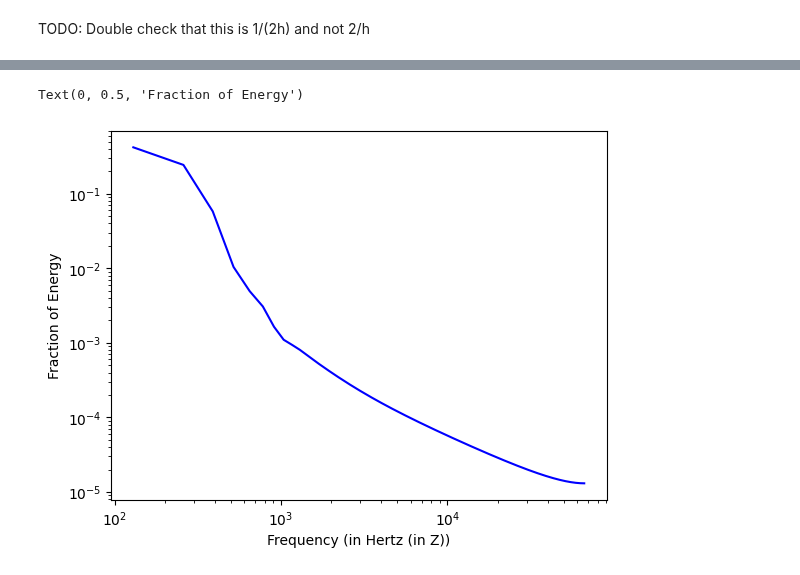
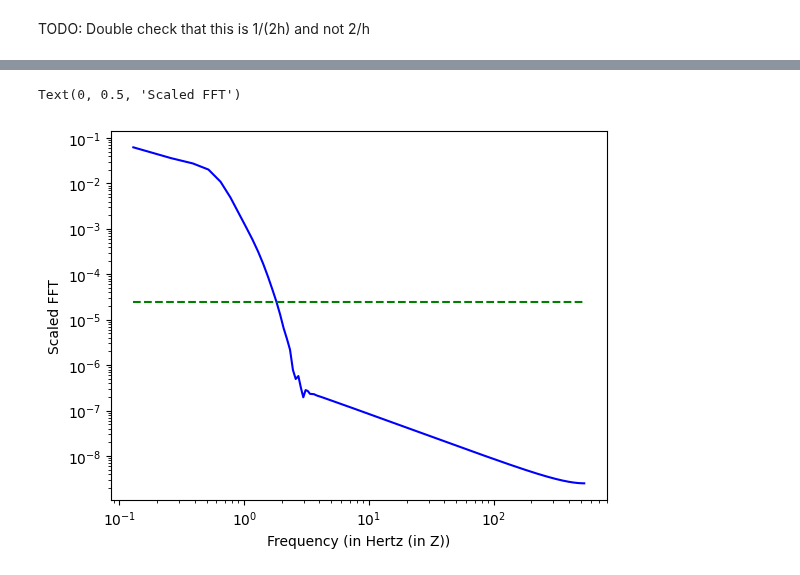
Before and after one commit to DesignToolInvestor/ManetSim, a Jupyter notebook: CdfFit/Note Books/dist_b_asym_h.ipynb, the cells around one changed output, grey strips where cells are left out. Drawn from its saved outputs; the diff is of its cells as text; code cells hidden in the pictures.

```diff
--- a/CdfFit/Note Books/dist_b_asym_h.ipynb
+++ b/CdfFit/Note Books/dist_b_asym_h.ipynb
@@ -20,5 +20,5 @@ lev = 30e-3
 nPlot = 101
 # %%
-zMin,zMax = (dbt.CdfZTrunc(lev))
+zMin,zMax = (dbt.CdfZTrunc(eps / 4))
 zMin,zMax
 # %% [output]
@@ -37,7 +37,7 @@ Text(0, 0.5, 'Residual')
 # %% [markdown]
 ## Compute Fourier Transform
 # %%
-nSamp = 1_024
+nSamp = 8 * 1_024
 mid = nSamp // 2
 mid
 # %% [output]
@@ -73,0 +74,3 @@ deltaF
+# %%
+deltaF = 1 / deltaZ / nSamp
+deltaF
@@ -96,13 +103,12 @@ energy
+# %%
+transScale = tuple(abs(posFreq[i]) / nSamp for i in range(1,mid))
 # %%
-freq = tuple(k * deltaF for k in range(1,mid))
-frac = tuple(abs(posFreq[i]) / energy for i in range(1,mid))
-plot.loglog(freq,frac, c='blue')
+plot.loglog(freq,transScale, c='blue')
 
-# line = tuple(100/f for f in freq)
-# plot.loglog(freq,line, ':', c='green')
+plot.loglog((freq[0], freq[mid - 2]), (eps/4,eps/4), '--', c='green')
 
 plot.xlabel('Frequency (in Hertz (in Z))')
-plot.ylabel('Fraction of Energy')
+plot.ylabel('Scaled FFT')
 # %% [output]
-Text(0, 0.5, 'Fraction of Energy')
+Text(0, 0.5, 'Scaled FFT')
-[figure, old version]
+[figure, new version]
```
Also changed, not shown: parts of 23 cells of this notebook.
